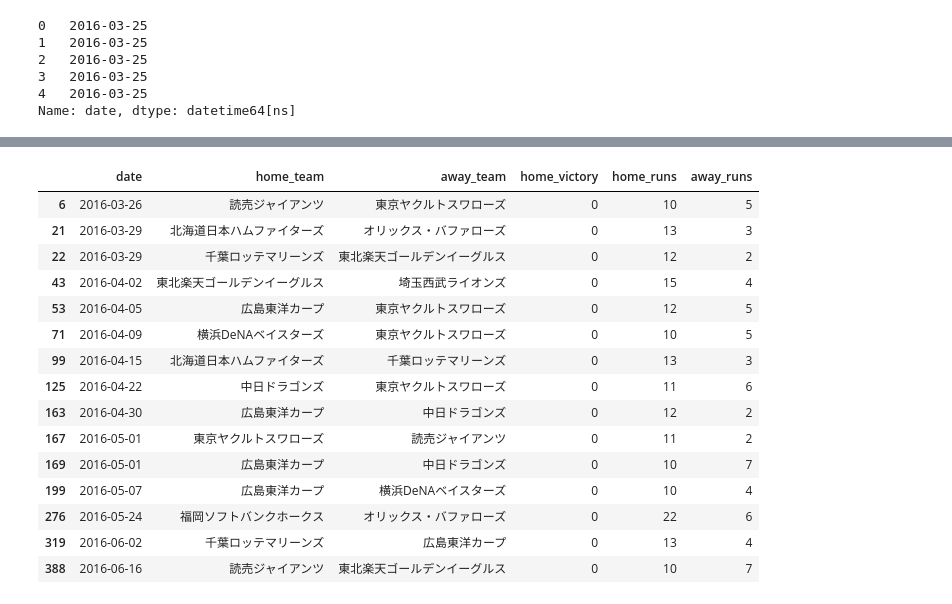
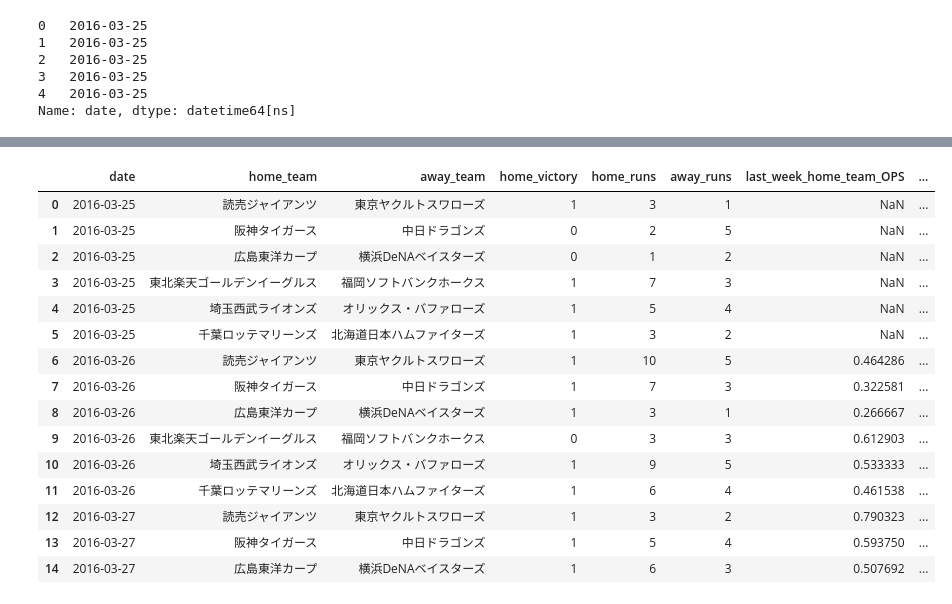
Before and after one commit to tubotu/baseball_predict, a Jupyter notebook: Untitled.ipynb, the cells around one changed output, grey strips where cells are left out. Saved outputs shown, nothing was run; the diff lists cells and outputs as text; code cells hidden in the pictures.

```diff
--- a/Untitled.ipynb
+++ b/Untitled.ipynb
@@ -131,3 +135,7 @@ game_result['away_all_batter_steal'] = game_result['away_batter1_steal'] + game_
 game_result['away_all_batter_strikeout'] = game_result['away_batter1_strikeout'] + game_result['away_batter2_strikeout'] + game_result['away_batter3_strikeout']\
 + game_result['away_batter4_strikeout'] + game_result['away_batter5_strikeout'] + game_result['away_batter6_strikeout'] + game_result['away_batter7_strikeout']\
  + game_result['away_batter8_strikeout'] + game_result['away_batter9_strikeout'] + game_result['away_other_batters_strikeout']
+
+game_result['away_all_batter_sacrifice_hit'] = game_result['away_batter1_sacrifice_hit'] + game_result['away_batter2_sacrifice_hit'] + game_result['away_batter3_sacrifice_hit']\
++ game_result['away_batter4_sacrifice_hit'] + game_result['away_batter5_sacrifice_hit'] + game_result['away_batter6_sacrifice_hit'] + game_result['away_batter7_sacrifice_hit']\
+ + game_result['away_batter8_sacrifice_hit'] + game_result['away_batter9_sacrifice_hit'] + game_result['away_other_batters_sacrifice_hit']
@@ -154,14 +142,16 @@ print(game_result)
 # %%
 home_append_columns = ['last_week_home_all_batter_at_bat', 'last_week_home_all_batter_hit', 'last_week_home_all_batter_two_hit'
     , 'last_week_home_all_batter_three_hit', 'last_week_home_all_batter_homerun', 'last_week_home_all_batter_four_balls'
-    , 'last_week_home_all_batter_dead_ball', 'last_week_home_all_batter_steal', 'last_week_home_all_batter_strikeout', 'last_week_home_runs']
+    , 'last_week_home_all_batter_dead_ball', 'last_week_home_all_batter_steal', 'last_week_home_all_batter_strikeout'
+    , 'last_week_home_all_batter_sacrifice_hit', 'last_week_home_runs']
 home_append_columns2 = ['last_week_home_victory', 'last_week_home_lose', 'last_week_home_runs_allowed']
 for append_column in home_append_columns + home_append_columns2:
     game_result[append_column] = 0
 # %%
 away_append_columns = ['last_week_away_all_batter_at_bat', 'last_week_away_all_batter_hit', 'last_week_away_all_batter_two_hit'
     , 'last_week_away_all_batter_three_hit', 'last_week_away_all_batter_homerun', 'last_week_away_all_batter_four_balls'
-    , 'last_week_away_all_batter_dead_ball', 'last_week_away_all_batter_steal', 'last_week_away_all_batter_strikeout', 'last_week_away_runs']
+    , 'last_week_away_all_batter_dead_ball', 'last_week_away_all_batter_steal', 'last_week_away_all_batter_strikeout'
+    , 'last_week_away_all_batter_sacrifice_hit', 'last_week_away_runs']
 away_append_columns2 = ['last_week_away_victory', 'last_week_away_lose', 'last_week_away_runs_allowed']
 for append_column in away_append_columns + away_append_columns2:
     game_result[append_column] = 0
@@ -251,22 +242,36 @@ game_result[(game_result['home_team'] == '読売ジャイアンツ')|(game_resul
 | 67 | 2016-04-08 | 中日ドラゴンズ | 読売ジャイアンツ | 1 | 3 | 2 | 3 | ... |
 | 72 | 2016-04-09 | 中日ドラゴンズ | 読売ジャイアンツ | 0 | 0 | 0 | 4 | ... |
 | 78 | 2016-04-10 | 中日ドラゴンズ | 読売ジャイアンツ | 0 | 2 | 7 | 4 | ... |
+# %%
+# 各確率計算
+game_result['last_week_home_team_batting_average'] = game_result['last_week_home_all_batter_hit'] / game_result['last_week_home_all_batter_at_bat']
+game_result['last_week_home_team_slugging_average'] = (game_result['last_week_home_all_batter_hit'] + game_result['last_week_home_all_batter_two_hit']
+ + (game_result['last_week_home_all_batter_three_hit'] * 2) + (game_result['last_week_home_all_batter_homerun'] * 3)) / game_result['last_week_home_all_batter_at_bat']
+game_result['last_week_home_team_OBP'] = (game_result['last_week_home_all_batter_hit'] + game_result['last_week_home_all_batter_four_balls'] + game_result['last_week_home_all_batter_dead_ball']) / (game_result['last_week_home_all_batter_hit'] + game_result['last_week_home_all_batter_four_balls'] + game_result['last_week_home_all_batter_dead_ball'] + game_result['last_week_home_all_batter_sacrifice_hit'])
+game_result['last_week_home_team_strikeout_average'] = game_result['last_week_home_all_batter_strikeout'] / game_result['last_week_home_all_batter_at_bat']
+game_result['last_week_home_team_OPS'] = game_result['last_week_home_team_batting_average'] + game_result['last_week_home_team_slugging_average']
+game_result['last_week_away_team_batting_average'] = game_result['last_week_away_all_batter_hit'] / game_result['last_week_away_all_batter_at_bat']
+game_result['last_week_away_team_slugging_average'] = (game_result['last_week_away_all_batter_hit'] + game_result['last_week_away_all_batter_two_hit']
+ + (game_result['last_week_away_all_batter_three_hit'] * 2) + (game_result['last_week_away_all_batter_homerun'] * 3)) / game_result['last_week_away_all_batter_at_bat']
+game_result['last_week_away_team_OBP'] = (game_result['last_week_away_all_batter_hit'] + game_result['last_week_away_all_batter_four_balls'] + game_result['last_week_away_all_batter_dead_ball']) / (game_result['last_week_away_all_batter_hit'] + game_result['last_week_away_all_batter_four_balls'] + game_result['last_week_away_all_batter_dead_ball'] + game_result['last_week_away_all_batter_sacrifice_hit'])
+game_result['last_week_away_team_strikeout_average'] = game_result['last_week_away_all_batter_strikeout'] / game_result['last_week_away_all_batter_at_bat']
+game_result['last_week_away_team_OPS'] = game_result['last_week_away_team_batting_average'] + game_result['last_week_away_team_slugging_average']
 # %%
-game_result[(game_result['home_runs'] > game_result['away_runs'])&(game_result['home_victory'] == 0)][['date', 'home_team', 'away_team', 'home_victory','home_runs','away_runs']].head(15)
+game_result[['date', 'home_team', 'away_team', 'home_victory','home_runs','away_runs','last_week_home_team_OPS','last_week_away_team_OPS']].head(15)
 # %% [output]
-|  | date | home_team | away_team | home_victory | home_runs | away_runs |
-| 6 | 2016-03-26 | 読売ジャイアンツ | 東京ヤクルトスワローズ | 0 | 10 | 5 |
-| 21 | 2016-03-29 | 北海道日本ハムファイターズ | オリックス・バファローズ | 0 | 13 | 3 |
-| 22 | 2016-03-29 | 千葉ロッテマリーンズ | 東北楽天ゴールデンイーグルス | 0 | 12 | 2 |
-| 43 | 2016-04-02 | 東北楽天ゴールデンイーグルス | 埼玉西武ライオンズ | 0 | 15 | 4 |
-| 53 | 2016-04-05 | 広島東洋カープ | 東京ヤクルトスワローズ | 0 | 12 | 5 |
-| 71 | 2016-04-09 | 横浜DeNAベイスターズ | 東京ヤクルトスワローズ | 0 | 10 | 5 |
-| 99 | 2016-04-15 | 北海道日本ハムファイターズ | 千葉ロッテマリーンズ | 0 | 13 | 3 |
-| 125 | 2016-04-22 | 中日ドラゴンズ | 東京ヤクルトスワローズ | 0 | 11 | 6 |
-| 163 | 2016-04-30 | 広島東洋カープ | 中日ドラゴンズ | 0 | 12 | 2 |
-| 167 | 2016-05-01 | 東京ヤクルトスワローズ | 読売ジャイアンツ | 0 | 11 | 2 |
-| 169 | 2016-05-01 | 広島東洋カープ | 中日ドラゴンズ | 0 | 10 | 7 |
-| 199 | 2016-05-07 | 広島東洋カープ | 横浜DeNAベイスターズ | 0 | 10 | 4 |
-| 276 | 2016-05-24 | 福岡ソフトバンクホークス | オリックス・バファローズ | 0 | 22 | 6 |
-| 319 | 2016-06-02 | 千葉ロッテマリーンズ | 広島東洋カープ | 0 | 13 | 4 |
-| 388 | 2016-06-16 | 読売ジャイアンツ | 東北楽天ゴールデンイーグルス | 0 | 10 | 7 |
+|  | date | home_team | away_team | home_victory | home_runs | away_runs | last_week_home_team_OPS | ... |
+| 0 | 2016-03-25 | 読売ジャイアンツ | 東京ヤクルトスワローズ | 1 | 3 | 1 | NaN | ... |
+| 1 | 2016-03-25 | 阪神タイガース | 中日ドラゴンズ | 0 | 2 | 5 | NaN | ... |
+| 2 | 2016-03-25 | 広島東洋カープ | 横浜DeNAベイスターズ | 0 | 1 | 2 | NaN | ... |
+| 3 | 2016-03-25 | 東北楽天ゴールデンイーグルス | 福岡ソフトバンクホークス | 1 | 7 | 3 | NaN | ... |
+| 4 | 2016-03-25 | 埼玉西武ライオンズ | オリックス・バファローズ | 1 | 5 | 4 | NaN | ... |
+| 5 | 2016-03-25 | 千葉ロッテマリーンズ | 北海道日本ハムファイターズ | 1 | 3 | 2 | NaN | ... |
+| 6 | 2016-03-26 | 読売ジャイアンツ | 東京ヤクルトスワローズ | 1 | 10 | 5 | 0.464286 | ... |
+| 7 | 2016-03-26 | 阪神タイガース | 中日ドラゴンズ | 1 | 7 | 3 | 0.322581 | ... |
+| 8 | 2016-03-26 | 広島東洋カープ | 横浜DeNAベイスターズ | 1 | 3 | 1 | 0.266667 | ... |
+| 9 | 2016-03-26 | 東北楽天ゴールデンイーグルス | 福岡ソフトバンクホークス | 0 | 3 | 3 | 0.612903 | ... |
+| 10 | 2016-03-26 | 埼玉西武ライオンズ | オリックス・バファローズ | 1 | 9 | 5 | 0.533333 | ... |
+| 11 | 2016-03-26 | 千葉ロッテマリーンズ | 北海道日本ハムファイターズ | 1 | 6 | 4 | 0.461538 | ... |
+| 12 | 2016-03-27 | 読売ジャイアンツ | 東京ヤクルトスワローズ | 1 | 3 | 2 | 0.790323 | ... |
+| 13 | 2016-03-27 | 阪神タイガース | 中日ドラゴンズ | 1 | 5 | 4 | 0.593750 | ... |
+| 14 | 2016-03-27 | 広島東洋カープ | 横浜DeNAベイスターズ | 1 | 6 | 3 | 0.507692 | ... |
```
Also changed, not shown: parts of 6 cells of this notebook, 2 other files.
